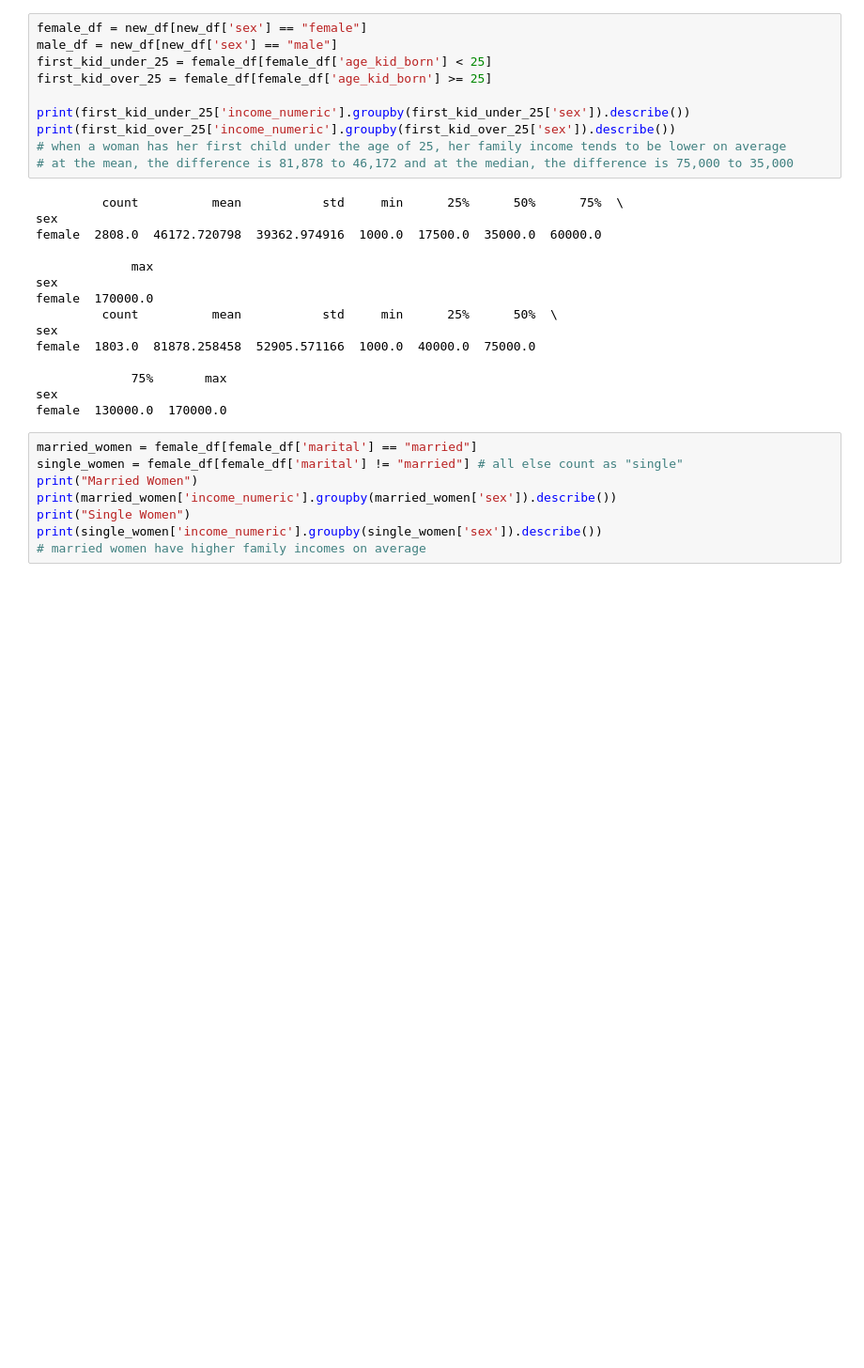
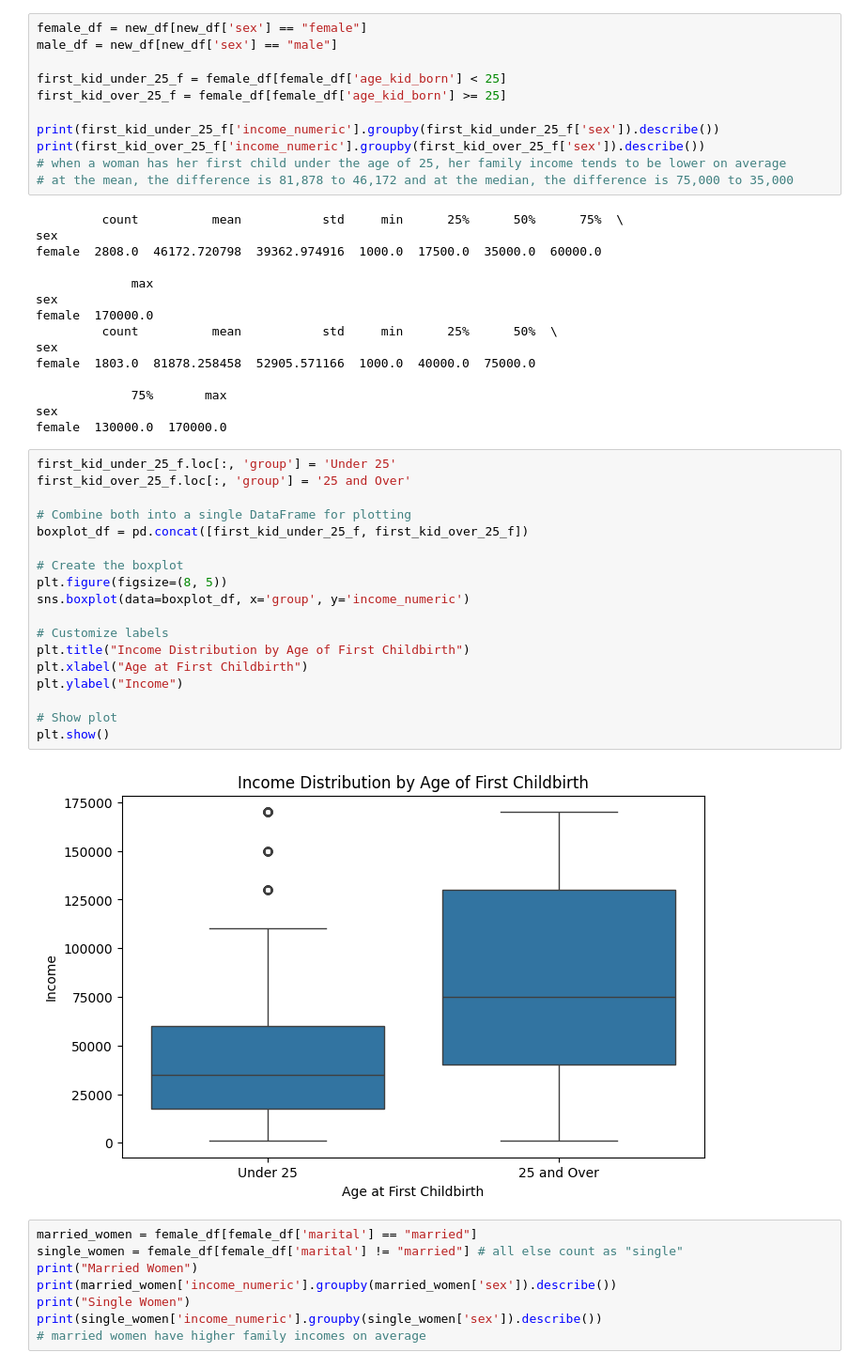
Before and after one commit to fwx5ax/EDA, a Jupyter notebook: lab/get_gss.ipynb, the cells around one changed output. Shown at 94% size. Saved outputs shown, nothing was run; the diff lists cells and outputs as text; blank space fills up the shorter version.

```diff
--- a/lab/get_gss.ipynb
+++ b/lab/get_gss.ipynb
@@ -248,11 +276,12 @@ pd.crosstab(df_after_2010['sex'], df_after_2010['wrkstat'])
 # %%
 female_df = new_df[new_df['sex'] == "female"]
 male_df = new_df[new_df['sex'] == "male"]
-first_kid_under_25 = female_df[female_df['age_kid_born'] < 25]
-first_kid_over_25 = female_df[female_df['age_kid_born'] >= 25]
 
-print(first_kid_under_25['income_numeric'].groupby(first_kid_under_25['sex']).describe())
-print(first_kid_over_25['income_numeric'].groupby(first_kid_over_25['sex']).describe())
+first_kid_under_25_f = female_df[female_df['age_kid_born'] < 25]
+first_kid_over_25_f = female_df[female_df['age_kid_born'] >= 25]
+
+print(first_kid_under_25_f['income_numeric'].groupby(first_kid_under_25_f['sex']).describe())
+print(first_kid_over_25_f['income_numeric'].groupby(first_kid_over_25_f['sex']).describe())
 # when a woman has her first child under the age of 25, her family income tends to be lower on average
 # at the mean, the difference is 81,878 to 46,172 and at the median, the difference is 75,000 to 35,000
 # %% [output]
@@ -270,6 +299,26 @@ female  1803.0  81878.258458  52905.571166  1000.0  40000.0  75000.0
              75%       max
 sex
 female  130000.0  170000.0
+# %%
+first_kid_under_25_f.loc[:, 'group'] = 'Under 25'
+first_kid_over_25_f.loc[:, 'group'] = '25 and Over'
+
+# Combine both into a single DataFrame for plotting
+boxplot_df = pd.concat([first_kid_under_25_f, first_kid_over_25_f])
+
+# Create the boxplot
+plt.figure(figsize=(8, 5))
+sns.boxplot(data=boxplot_df, x='group', y='income_numeric')
+
+# Customize labels
+plt.title("Income Distribution by Age of First Childbirth")
+plt.xlabel("Age at First Childbirth")
+plt.ylabel("Income")
+
+# Show plot
+plt.show()
+# %% [output]
+[figure, added]
 # %%
 married_women = female_df[female_df['marital'] == "married"]
 single_women = female_df[female_df['marital'] != "married"] # all else count as "single"
```
Also changed, not shown: parts of 14 cells of this notebook.
